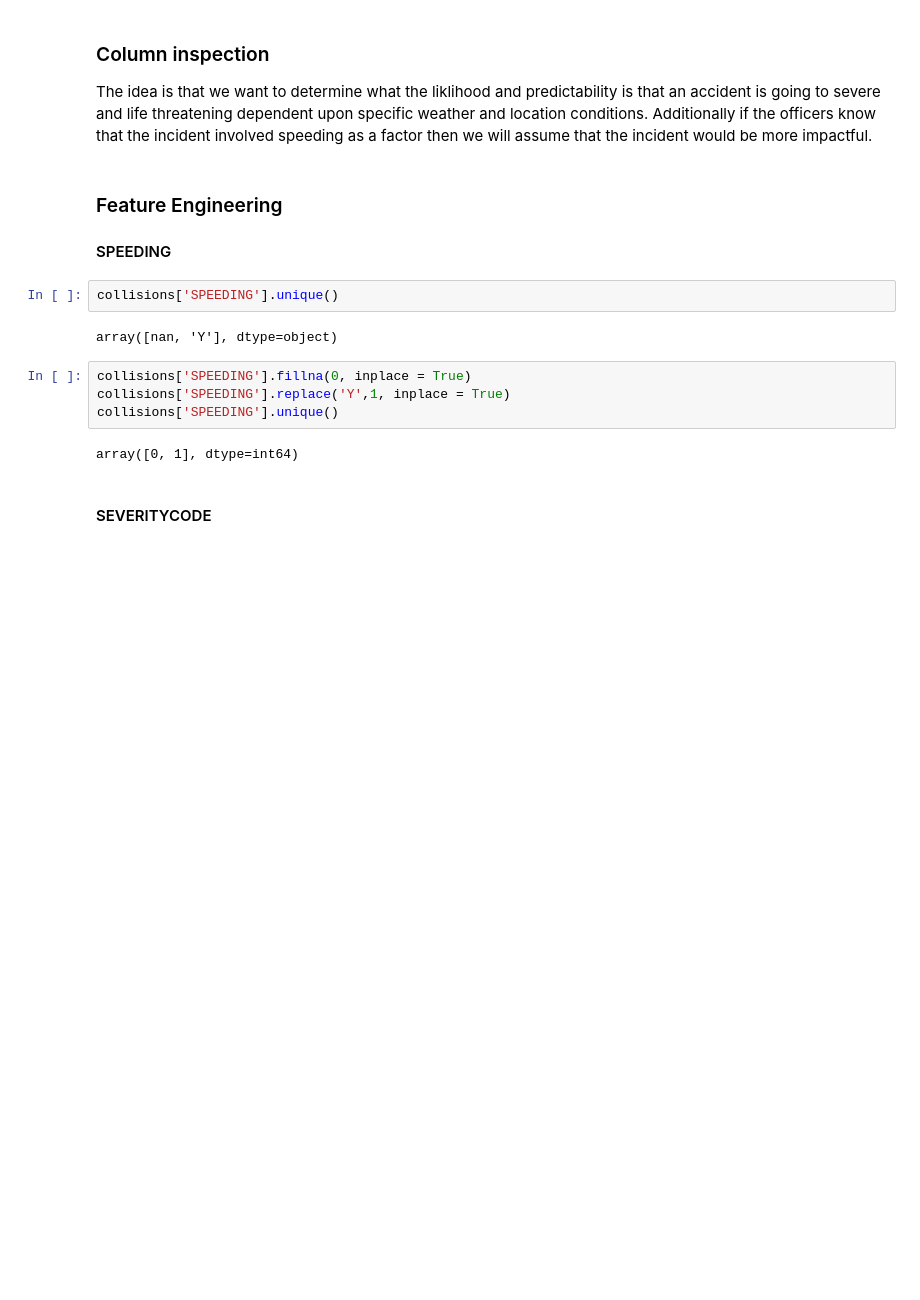
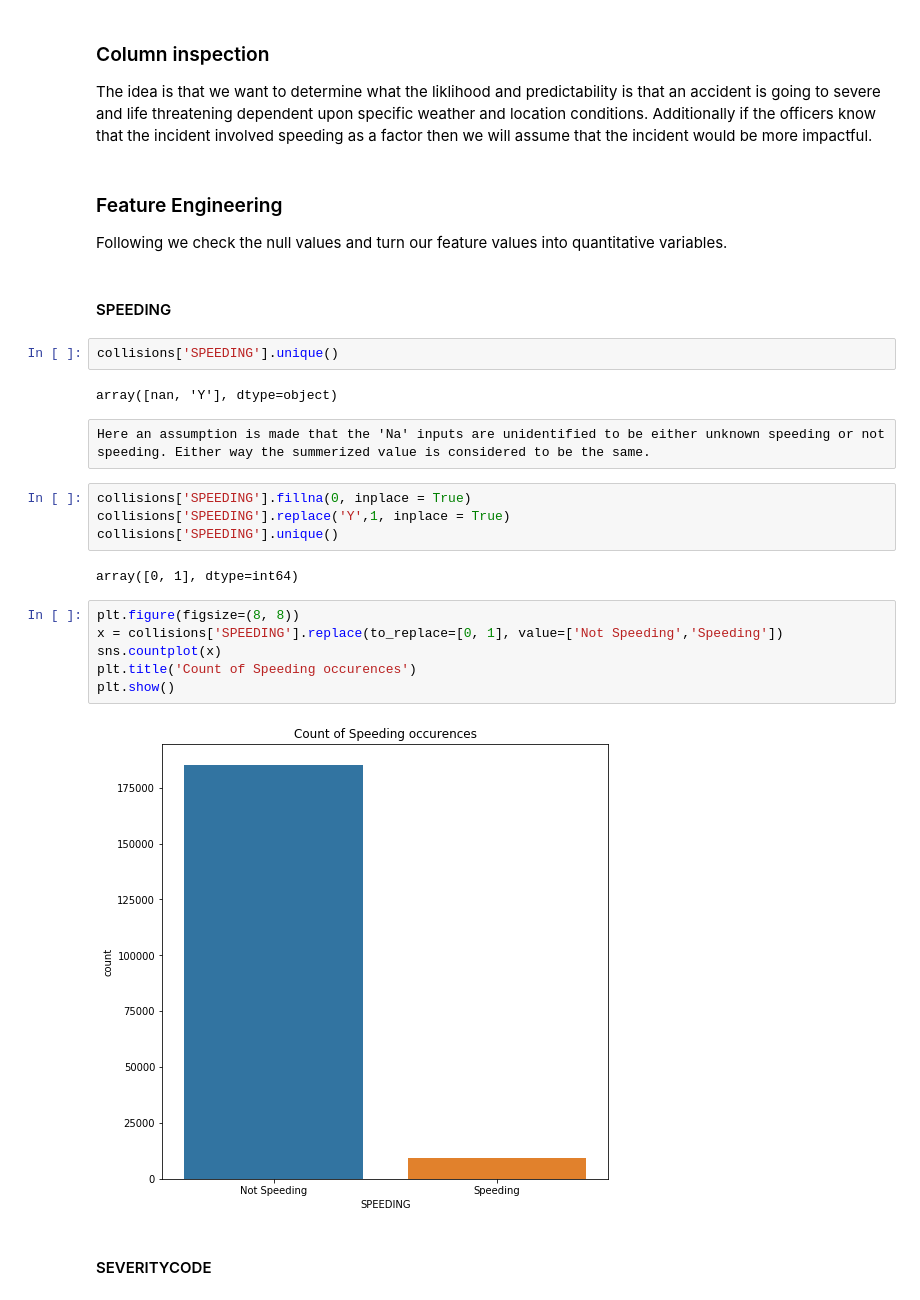
Before and after one commit to BSmithDataScience/Coursera_Capstone, a Jupyter notebook: Capstone.ipynb, the cells around one changed output. Drawn from its saved outputs; the diff is of its cells as text; blank space fills up the shorter version.

```diff
--- a/Capstone.ipynb
+++ b/Capstone.ipynb
@@ -30,18 +44,30 @@ collisions.head()
 # %% [markdown]
 ### Column inspection
 The idea is that we want to determine what the liklihood and predictability is that an accident is going to severe and life threatening dependent upon specific weather and location conditions. Additionally if the officers know that the incident involved speeding as a factor then we will assume that the incident would be more impactful.
+# %% [markdown]
+### Feature Engineering
+Following we check the null values and turn our feature values into quantitative variables.
 # %% [markdown]
-### Feature Engineering
 #### SPEEDING
 # %%
 collisions['SPEEDING'].unique()
 # %% [output]
 array([nan, 'Y'], dtype=object)
+# %% [raw]
+Here an assumption is made that the 'Na' inputs are unidentified to be either unknown speeding or not speeding. Either way the summerized value is considered to be the same.
 # %%
 collisions['SPEEDING'].fillna(0, inplace = True)
 collisions['SPEEDING'].replace('Y',1, inplace = True)
 collisions['SPEEDING'].unique()
 # %% [output]
 array([0, 1], dtype=int64)
+# %%
+plt.figure(figsize=(8, 8))
+x = collisions['SPEEDING'].replace(to_replace=[0, 1], value=['Not Speeding','Speeding'])
+sns.countplot(x)
+plt.title('Count of Speeding occurences')
+plt.show()
+# %% [output]
+[figure, added]
 # %% [markdown]
 #### SEVERITYCODE
```
Also changed, not shown: parts of 23 cells of this notebook.
